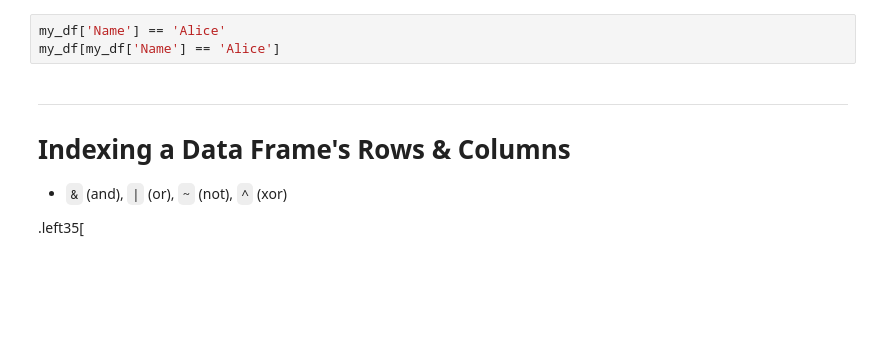
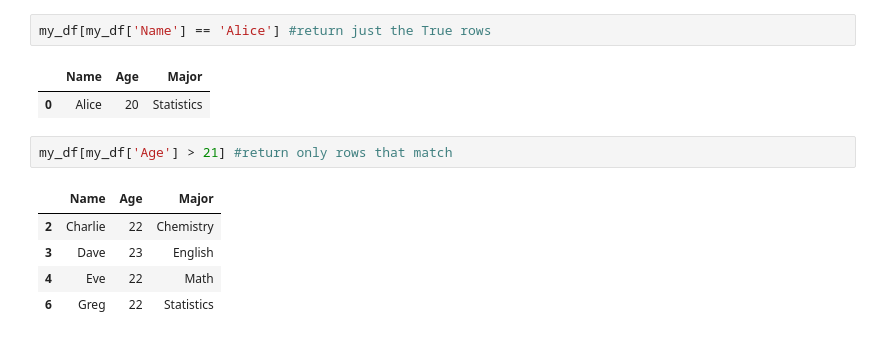
Before and after one commit to jbpost2/ST-554-Big-Data-With-Python-Course-Notes, a Jupyter notebook: 01_Programming_in_python/15_Pandas_Data_Frames.ipynb, the cells around one changed output. Drawn from its saved outputs; the diff is of its cells as text; blank space fills up the shorter version.

```diff
--- a/01_Programming_in_python/15_Pandas_Data_Frames.ipynb
+++ b/01_Programming_in_python/15_Pandas_Data_Frames.ipynb
@@ -243,11 +234,13 @@ my_df.loc[:3, ['Name', "Major"]]
 # %%
-my_df['Name'] == 'Alice'
-my_df[my_df['Name'] == 'Alice']
+my_df[my_df['Name'] == 'Alice'] #return just the True rows
+# %% [output]
+|  | Name | Age | Major |
+| 0 | Alice | 20 | Statistics |
-# %% [markdown]
----
-
-# Indexing a Data Frame's Rows & Columns
-
-- `&` (and), `|` (or), `~` (not), `^` (xor)
-
-.left35[
+# %%
+my_df[my_df['Age'] > 21] #return only rows that match
+# %% [output]
+|  | Name | Age | Major |
+| 2 | Charlie | 22 | Chemistry |
+| 3 | Dave | 23 | English |
+| 4 | Eve | 22 | Math |
+| 6 | Greg | 22 | Statistics |
```
Also changed, not shown: parts of 143 cells of this notebook.
